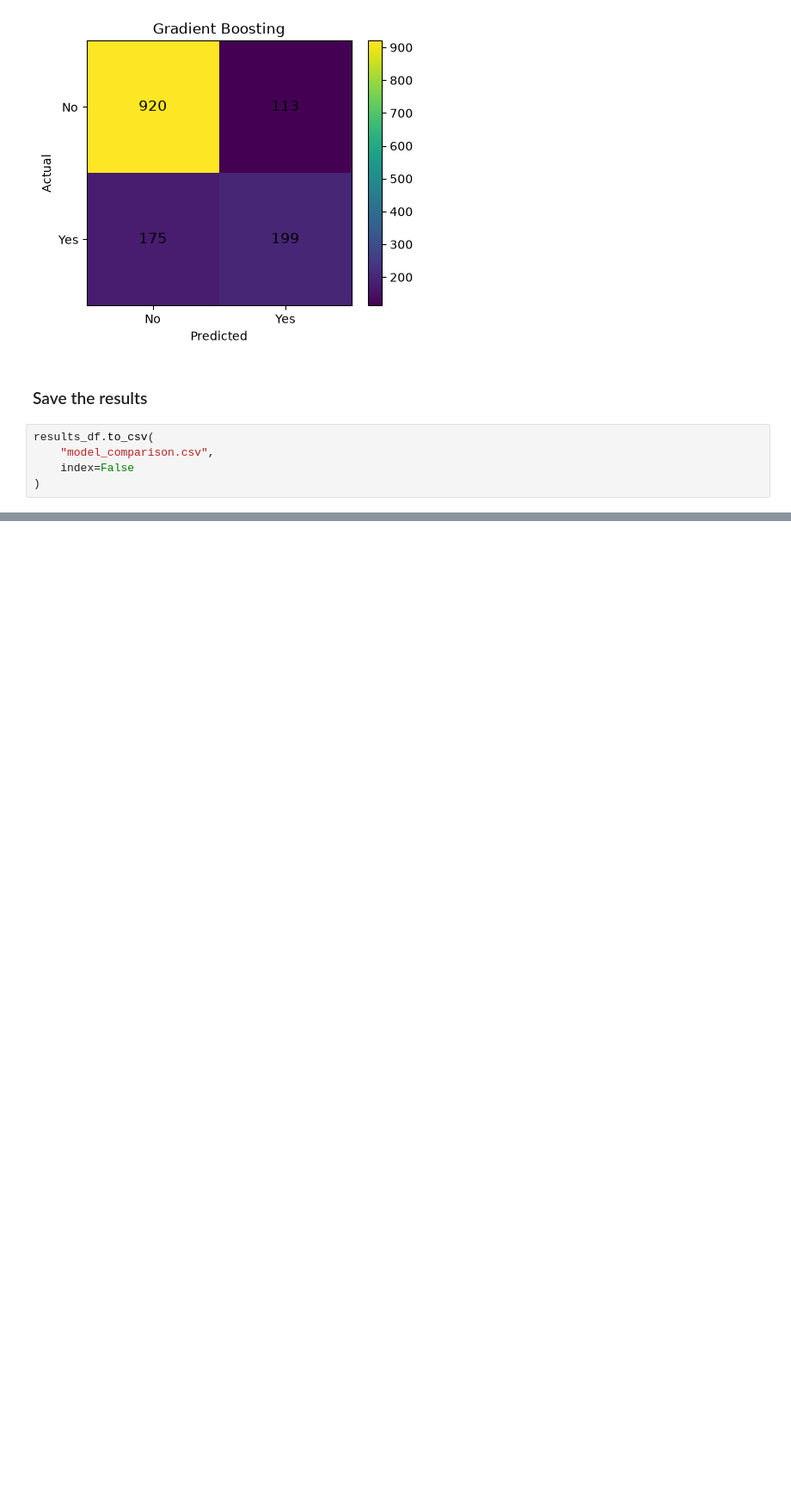
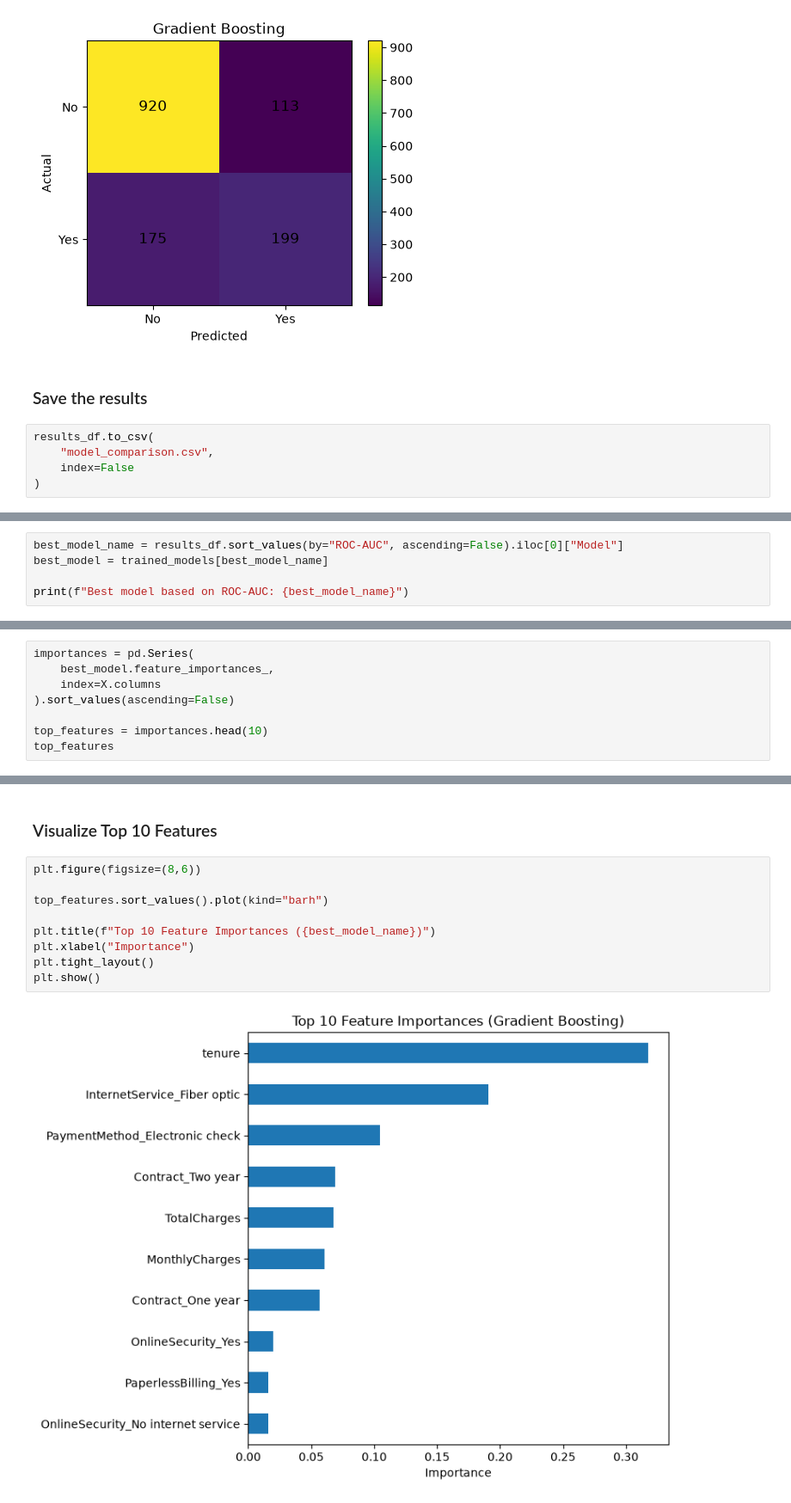
Before and after one commit to ronald-hh/Customer-Churn-Prediction, a Jupyter notebook: notebooks/Notebook.ipynb, the cells around one changed output, grey strips where cells are left out. Shown at 86% size. Saved outputs shown, nothing was run; the diff lists cells and outputs as text; blank space fills up the shorter version.

```diff
--- a/notebooks/1_Data_Exploration.ipynb
+++ b/notebooks/Notebook.ipynb
@@ -811,0 +822,5 @@ results_df.to_csv(
+# %%
+best_model_name = results_df.sort_values(by="ROC-AUC", ascending=False).iloc[0]["Model"]
+best_model = trained_models[best_model_name]
+
+print(f"Best model based on ROC-AUC: {best_model_name}")
@@ -811,0 +833,8 @@ results_df.to_csv(
+# %%
+importances = pd.Series(
+    best_model.feature_importances_,
+    index=X.columns
+).sort_values(ascending=False)
+
+top_features = importances.head(10)
+top_features
@@ -811,0 +853,13 @@ results_df.to_csv(
+# %% [markdown]
+### Visualize Top 10 Features
+# %%
+plt.figure(figsize=(8,6))
+
+top_features.sort_values().plot(kind="barh")
+
+plt.title(f"Top 10 Feature Importances ({best_model_name})")
+plt.xlabel("Importance")
+plt.tight_layout()
+plt.show()
+# %% [output]
+[figure, added]
```
Also changed, not shown: parts of 10 cells of this notebook, 4 other files.
